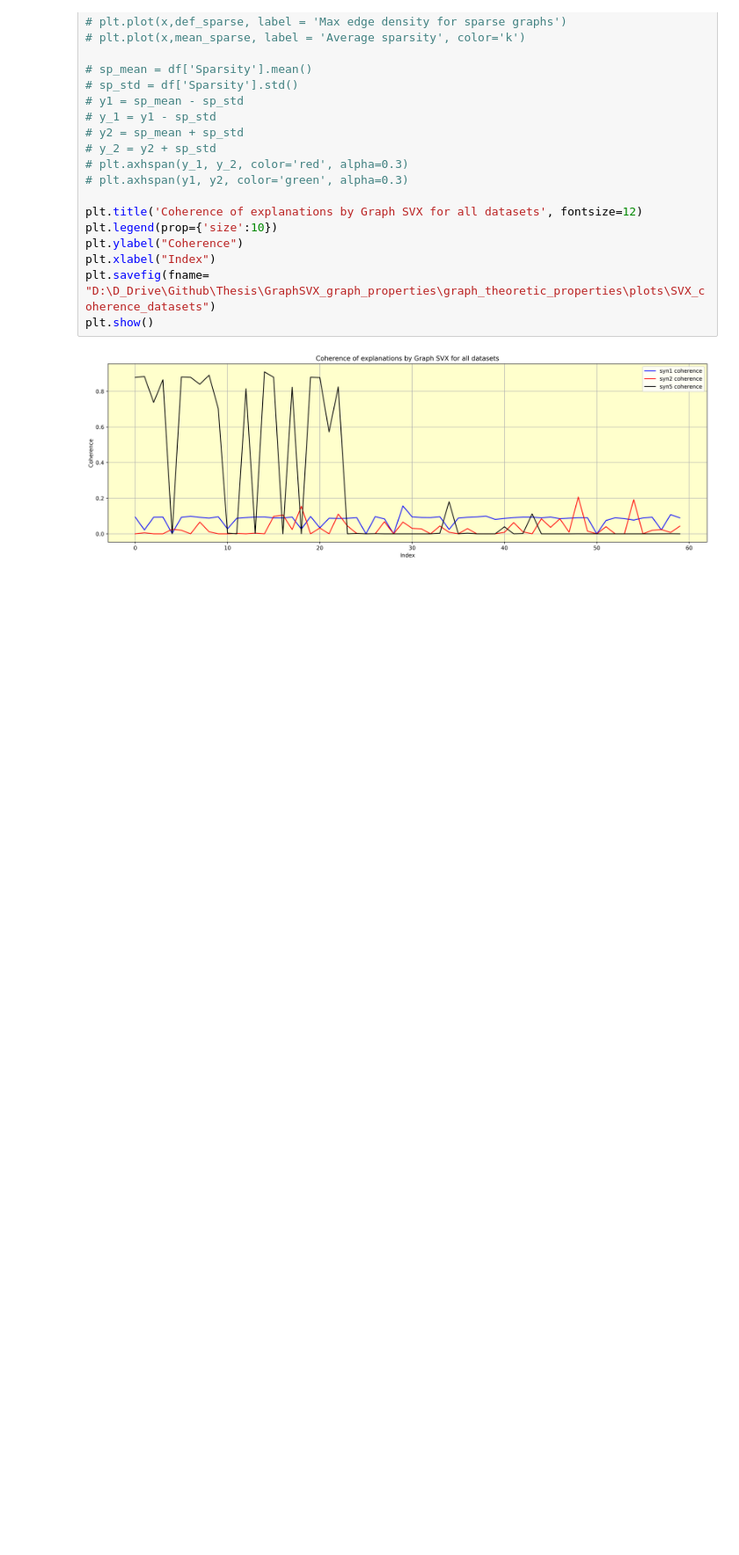
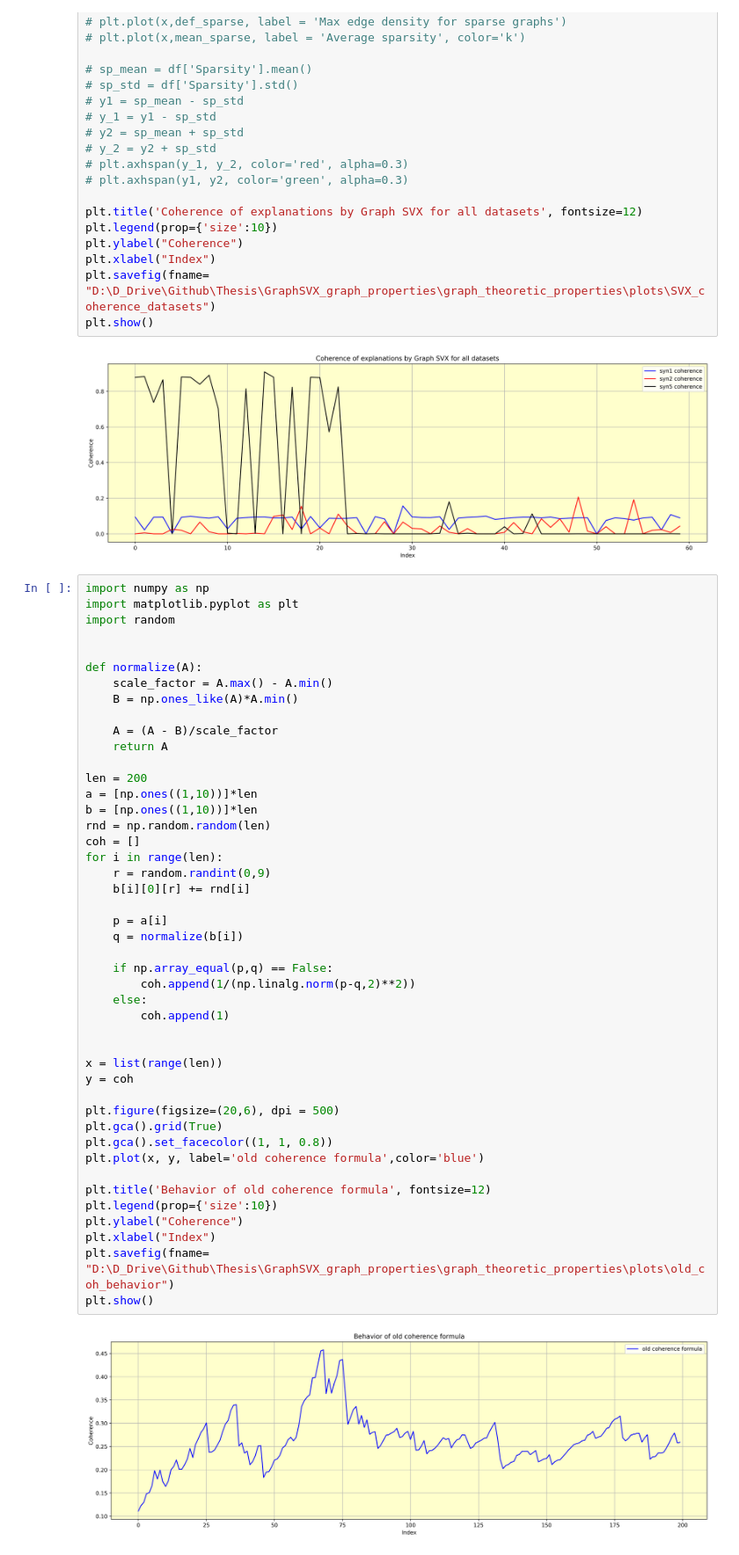
Before and after one commit to ASudu/GraphSVX_graph_properties, a Jupyter notebook: graph_theoretic_properties/combined.ipynb, the cells around one changed output. Shown at 88% size. Cells and saved outputs as stored; diff of their text form; blank space fills up the shorter version.

Commit message:
old coherence fn behavior test

```diff
--- a/graph_theoretic_properties/combined.ipynb
+++ b/graph_theoretic_properties/combined.ipynb
@@ -81,3 +81,50 @@ plt.savefig(fname= "D:\D_Drive\Github\Thesis\GraphSVX_graph_properties\graph_the
 plt.show()
 # %% [output]
 [figure]
+# %%
+import numpy as np
+import matplotlib.pyplot as plt
+import random
+
+
+def normalize(A):
+    scale_factor = A.max() - A.min()
+    B = np.ones_like(A)*A.min()
+
+    A = (A - B)/scale_factor
+    return A
+
+len = 200
+a = [np.ones((1,10))]*len
+b = [np.ones((1,10))]*len
+rnd = np.random.random(len)
+coh = []
+for i in range(len):
+    r = random.randint(0,9)
+    b[i][0][r] += rnd[i]
+
+    p = a[i]
+    q = normalize(b[i])
+
+    if np.array_equal(p,q) == False:
+        coh.append(1/(np.linalg.norm(p-q,2)**2))
+    else:
+        coh.append(1)
+
+
+x = list(range(len))
+y = coh
+
+plt.figure(figsize=(20,6), dpi = 500)
+plt.gca().grid(True)
+plt.gca().set_facecolor((1, 1, 0.8))
+plt.plot(x, y, label='old coherence formula',color='blue')
+
+plt.title('Behavior of old coherence formula', fontsize=12)
+plt.legend(prop={'size':10})
+plt.ylabel("Coherence")
+plt.xlabel("Index")
+plt.savefig(fname= "D:\D_Drive\Github\Thesis\GraphSVX_graph_properties\graph_theoretic_properties\plots\old_coh_behavior")
+plt.show()
+# %% [output]
+[figure, added]
```
Also changed, not shown: 1 other file.
